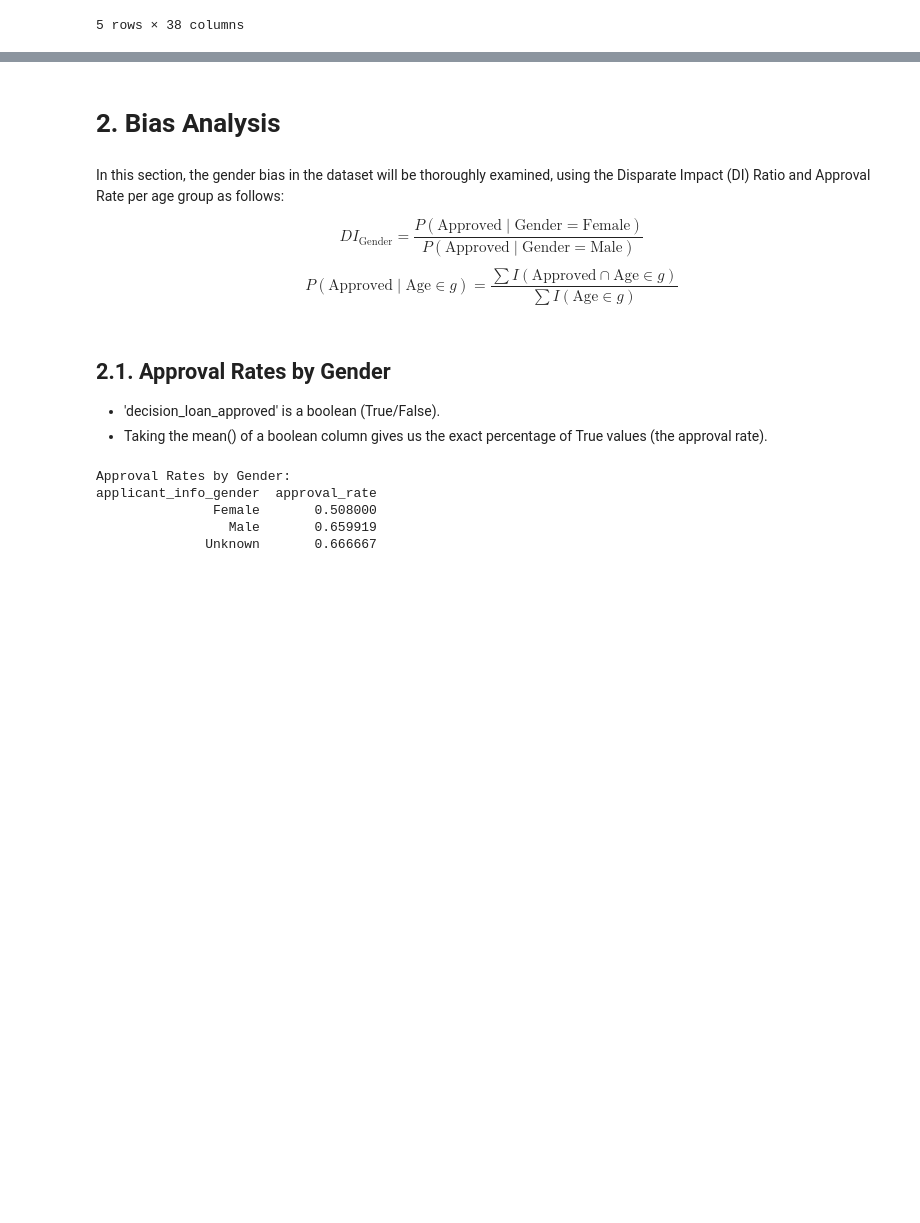
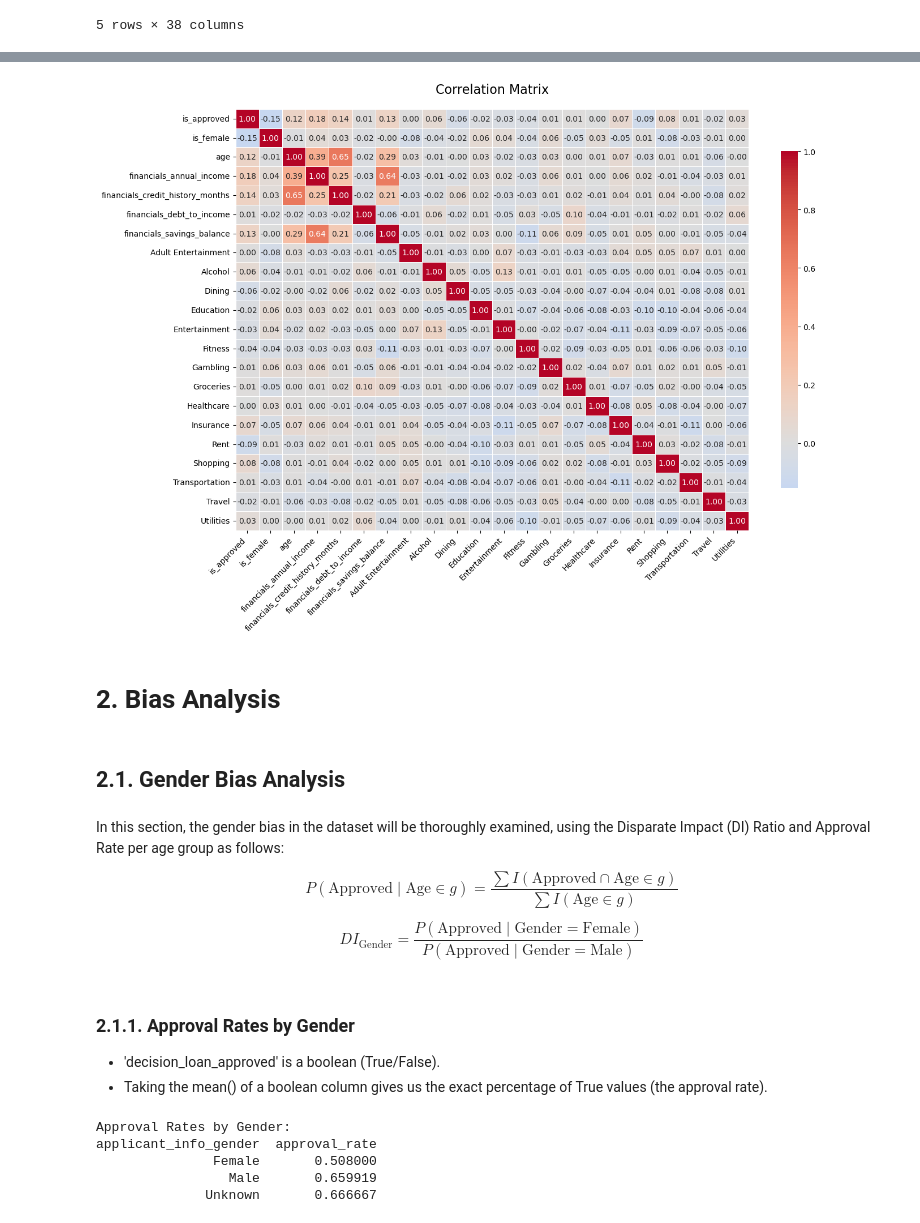
Before and after one commit to maxhaus31/dego-project-team7, a Jupyter notebook: 02_BiasAnalysis.ipynb, the cells around one changed output, grey strips where cells are left out. Cells and saved outputs as stored; diff of their text form; code cells hidden in the pictures; blank space fills up the shorter version.

Commit message:
Initial Corr. Matrix & Proxy Analysis

```diff
--- a/02_BiasAnalysis.ipynb
+++ b/02_BiasAnalysis.ipynb
@@ -72,11 +76,53 @@ merged_df.head()
+# %%
+corr_df = merged_df.copy()
+
+# Encode Gender (1 for Female, 0 for Male)
+corr_df['is_female'] = (corr_df['applicant_info_gender'] == 'Female').astype(int)
+
+# Encode Loan Approval (1 for True, 0 for False)
+corr_df['is_approved'] = corr_df['decision_loan_approved'].astype(int)
+
+# Select the key columns we care about for bias hunting
+cols_to_correlate = [
+    'is_approved', 'is_female', 'age',
+    'financials_annual_income', 'financials_credit_history_months',
+    'financials_debt_to_income', 'financials_savings_balance'
+] + list(spending_categories)
+
+correlation_matrix = corr_df[cols_to_correlate].corr()
+
+# Visualizing
+plt.figure(figsize=(14, 10))
+
+# Negative correlations are blue and positive are red
+sns.heatmap(
+    correlation_matrix,
+    annot=True,
+    fmt=".2f",
+    cmap="coolwarm",
+    center=0,
+    linewidths=0.5,
+    cbar_kws={"shrink": .8}
+)
+
+plt.title('Correlation Matrix', fontsize=16, pad=20)
+plt.xticks(rotation=45, ha='right')
+plt.tight_layout()
+plt.show()
+# %% [output]
+[figure, added]
+# %% [markdown]
+# 2. Bias Analysis
 # %% [markdown]
-# 2. Bias Analysis
+## 2.1. Gender Bias Analysis
 # %% [markdown]
 In this section, the gender bias in the dataset will be thoroughly examined, using the Disparate Impact (DI) Ratio and Approval Rate per age group as follows:
+
+$$P(\text{Approved} \mid \text{Age} \in g) = \frac{\sum I(\text{Approved} \cap \text{Age} \in g)}{\sum I(\text{Age} \in g)}$$
+
 $$DI_{\text{Gender}} = \frac{P(\text{Approved} \mid \text{Gender} = \text{Female})}{P(\text{Approved} \mid \text{Gender} = \text{Male})}$$
-$$P(\text{Approved} \mid \text{Age} \in g) = \frac{\sum I(\text{Approved} \cap \text{Age} \in g)}{\sum I(\text{Age} \in g)}$$
 # %% [markdown]
-## 2.1. Approval Rates by Gender
+### 2.1.1. Approval Rates by Gender
 - 'decision_loan_approved' is a boolean (True/False).
 - Taking the mean() of a boolean column gives us the exact percentage of True values (the approval rate).
 # %%
```
Also changed, not shown: parts of 20 cells of this notebook.
